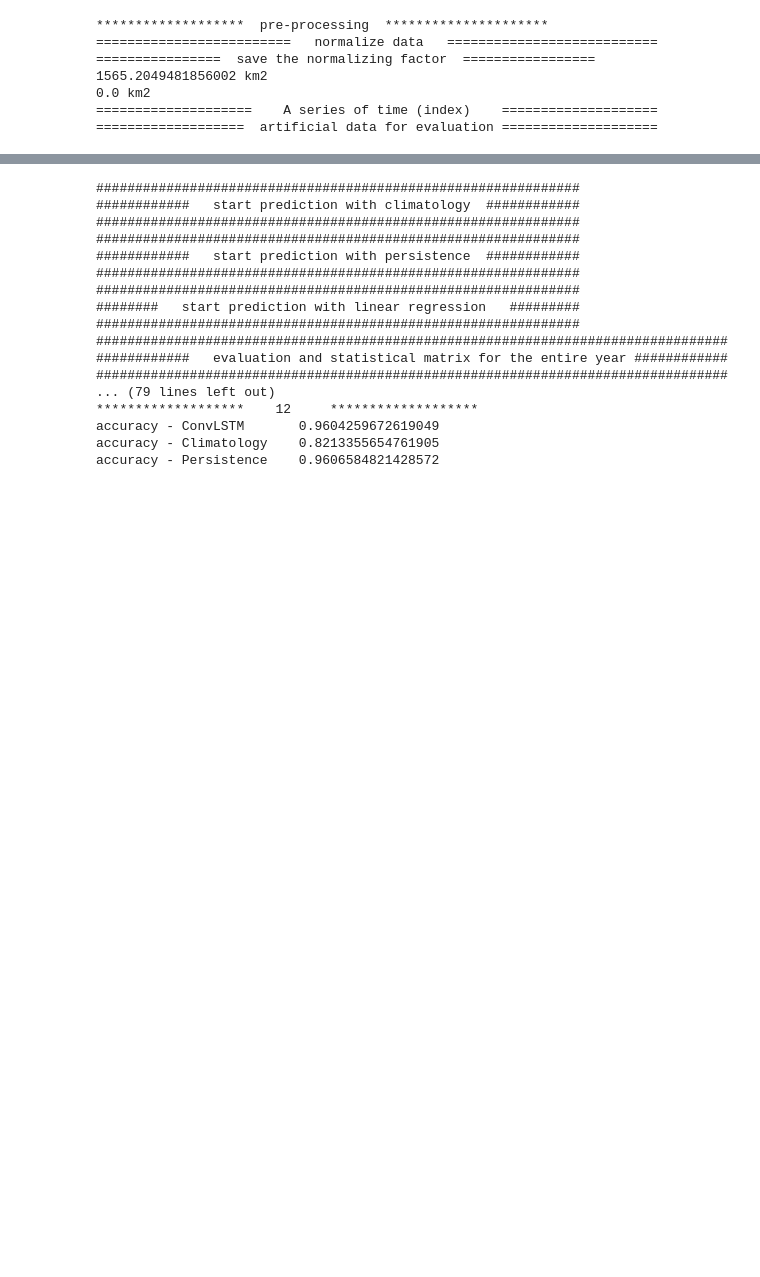
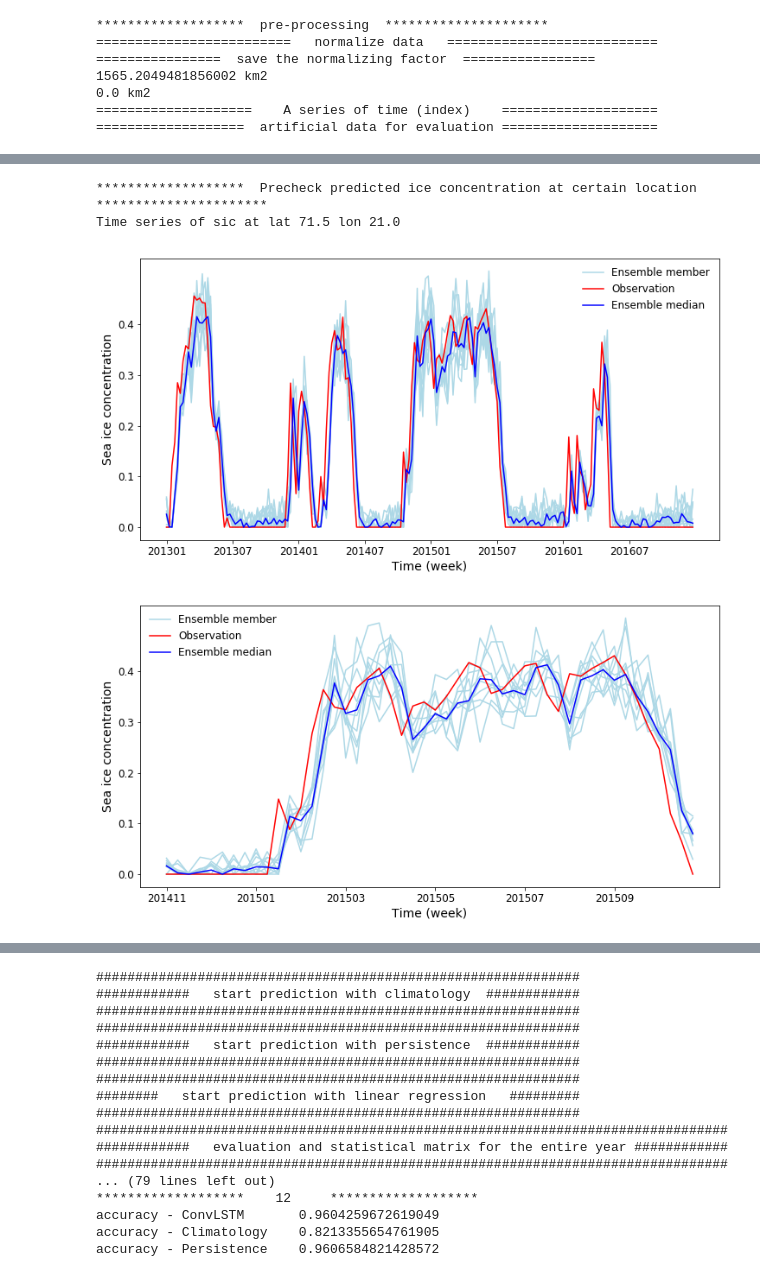
Before and after one commit to geek-yang/DeepArctic, a Jupyter notebook: BayesMap/HyperParam/validSIC/map_BayesConvLSTM_sic_ohc_Barents_hyperParam_tuning_verifySIC_postprocess.ipynb, the cells around one changed output, grey strips where cells are left out. Saved outputs shown, nothing was run; the diff lists cells and outputs as text; code cells hidden in the pictures; blank space fills up the shorter version.

Commit message:
update postprocess notebook of bayesconvlstm

```diff
--- a/BayesMap/HyperParam/validSIC/map_BayesConvLSTM_sic_ohc_Barents_hyperParam_tuning_verifySIC_postprocess.ipynb
+++ b/BayesMap/HyperParam/validSIC/map_BayesConvLSTM_sic_ohc_Barents_hyperParam_tuning_verifySIC_postprocess.ipynb
@@ -548,0 +457,58 @@ if __name__=="__main__":
+# %%
+    #################################################################################
+    ########   visualization of lead time dependent prediction - SIC point   ########
+    #################################################################################
+    index_plot = np.arange(test_year*12*4)
+    index_plot_step = np.arange(test_year*12*4+1)
+    year_index = np.arange(2013,2017,1)
+    # check
+    anchor_x = 12
+    anchor_y = 4
+    print ("*******************  Precheck predicted ice concentration at certain location **********************")
+    print ("Time series of sic at lat {} lon {}".format(lat_cut[anchor_x], lon_cut[anchor_y]))
+    fig0 = plt.figure(figsize=(12,6))
+    for i in range(ens):
+        if i == 0:
+            plt.plot(index_plot, predictand[i, :, 0, anchor_y, anchor_x],
+                     color='lightblue', label="Ensemble member")
+        else:
+            plt.plot(index_plot, predictand[i, :, 0, anchor_y, anchor_x], color='lightblue')
+    plt.plot(index_plot, sic_exp_norm[-test_year*12*4:,anchor_y,anchor_x], 'r', label="Observation")
+    plt.plot(index_plot, predictand_median[:, 0, anchor_y, anchor_x], 'b', label="Ensemble median")
+    plt.xlabel('Time (week)',fontsize = 14)
+    plt.ylabel('Sea ice concentration',fontsize = 14)
+    plt.xticks(np.arange(0,test_year*12*4,6*4),(['201301', '201307', '201401', '201407',
+                                                 '201501', '201507', '201601', '201607']),
+               fontsize = 12)
+    plt.yticks(np.arange(0,0.5,0.1), fontsize = 12)
+    plt.legend(frameon=False, loc=1, prop={'size': 12})
+    plt.show()
+    fig0.savefig(os.path.join(output_path,
+                              'sic_ERAI_bayesconvlstm_pred_test_fulltime_lat{}_lon{}.png'.format(lat_cut[anchor_x], lon_cut[anchor_y])),dpi=200)
+    plt.close()
+
+    fig1 = plt.figure(figsize=(12,6))
+    for i in range(ens):
+        if i == 0:
+            plt.plot(index_plot[:48], predictand[i, 76:-68, 0, anchor_y, anchor_x],
+                     color='lightblue',  label="Ensemble member")
+        else:
+            plt.plot(index_plot[:48], predictand[i, 76:-68, 0, anchor_y, anchor_x], color='lightblue')
+    plt.plot(index_plot[:48], sic_exp_norm[-test_year*12*4+76:-68,anchor_y,anchor_x], 'r', label="Observation")
+    plt.plot(index_plot[:48], predictand_median[76:-68, 0, anchor_y, anchor_x], 'b', label="Ensemble median")
+    plt.xlabel('Time (week)',fontsize = 14)
+    plt.ylabel('Sea ice concentration',fontsize = 14)
+    plt.xticks(np.arange(0,48,8),(['201411', '201501', '201503', '201505',
+                                   '201507', '201509']),
+               fontsize = 12)
+    plt.yticks(np.arange(0,0.5,0.1), fontsize = 12)
+    plt.legend(frameon=False, loc=2, prop={'size': 12})
+    plt.show()
+    fig1.savefig(os.path.join(output_path,
+                              'sic_ERAI_bayesconvlstm_pred_test_14_15_lat{}_lon{}.png'.format(lat_cut[anchor_x], lon_cut[anchor_y])),dpi=200)
+    plt.close()
+# %% [output]
+*******************  Precheck predicted ice concentration at certain location **********************
+Time series of sic at lat 71.5 lon 21.0
+[figure, added]
+[figure, added]
```
Also changed, not shown: parts of 27 cells of this notebook, 2 other files.
